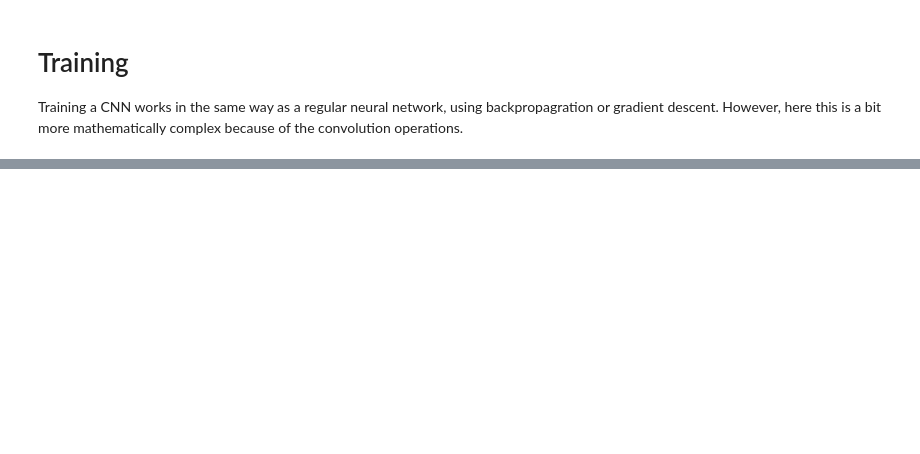
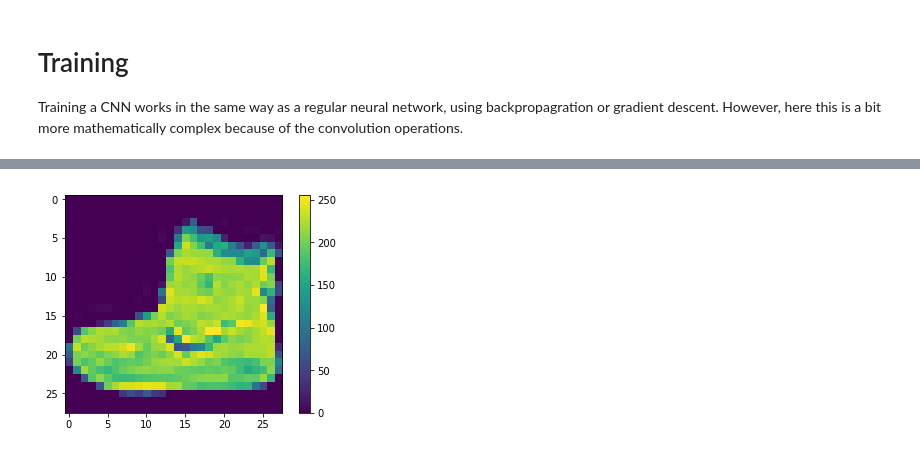
Before and after one commit to DemianMelskens/CBS, a Jupyter notebook: machine learning/Deep Learning/Convolutional Neural Network.ipynb, the cells around one changed output, grey strips where cells are left out. Saved outputs shown, nothing was run; the diff lists cells and outputs as text; code cells hidden in the pictures; blank space fills up the shorter version.

```diff
--- a/machine learning/Deep Learning/Convolutional Neural Network.ipynb
+++ b/machine learning/Deep Learning/Convolutional Neural Network.ipynb
@@ -197,0 +268,18 @@ model.compile(loss=keras.losses.categorical_crossentropy, optimizer=keras.optimi
+# %%
+# dataset import
+fashion_mnist = keras.datasets.fashion_mnist
+
+(train_images, train_labels), (test_images, test_labels) = fashion_mnist.load_data()
+train_data = train_images
+test_data = test_images
+
+# labels for end results
+class_names = ['T-shirt/top', 'Trouser', 'Pullover', 'Dress', 'Coat',
+               'Sandal', 'Shirt', 'Sneaker', 'Bag', 'Ankle boot']
+# %%
+plt.figure()
+plt.imshow(train_images[0])
+plt.colorbar()
+plt.grid(False)
+# %% [output]
+[figure, added]
```
Also changed, not shown: parts of 29 cells of this notebook, 5 other files.
